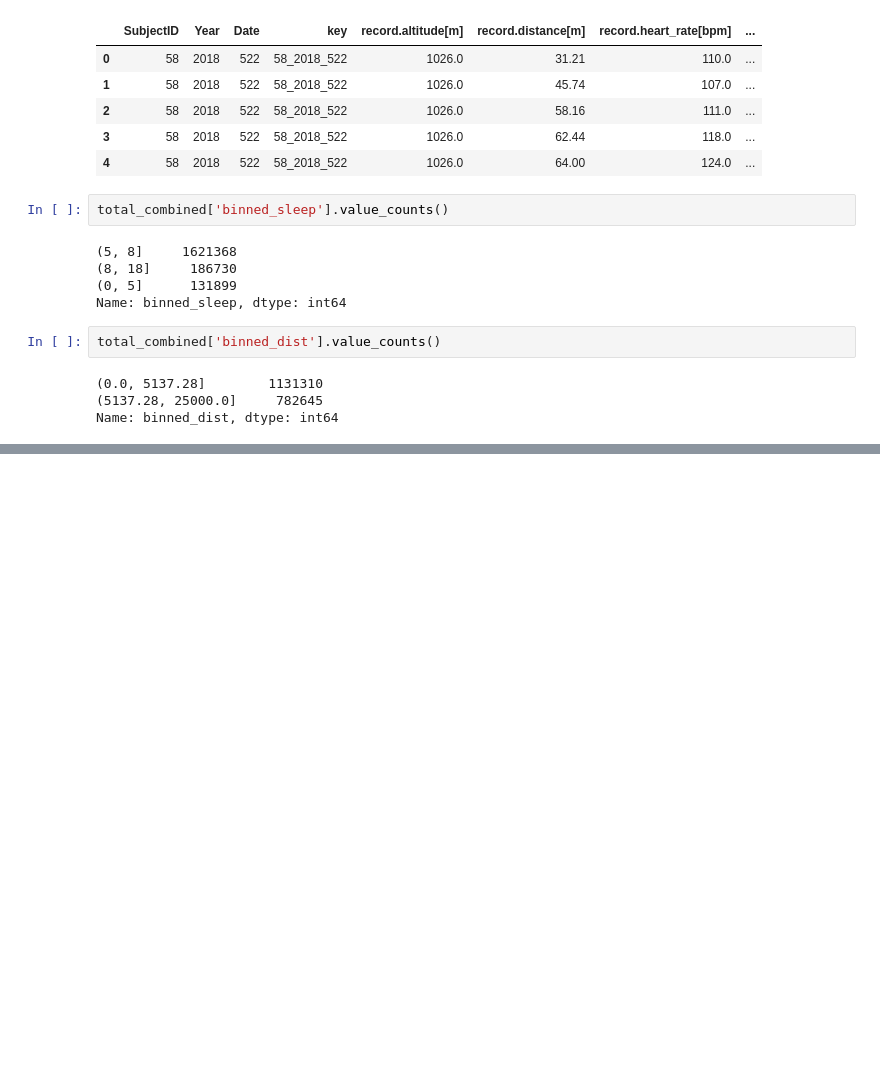
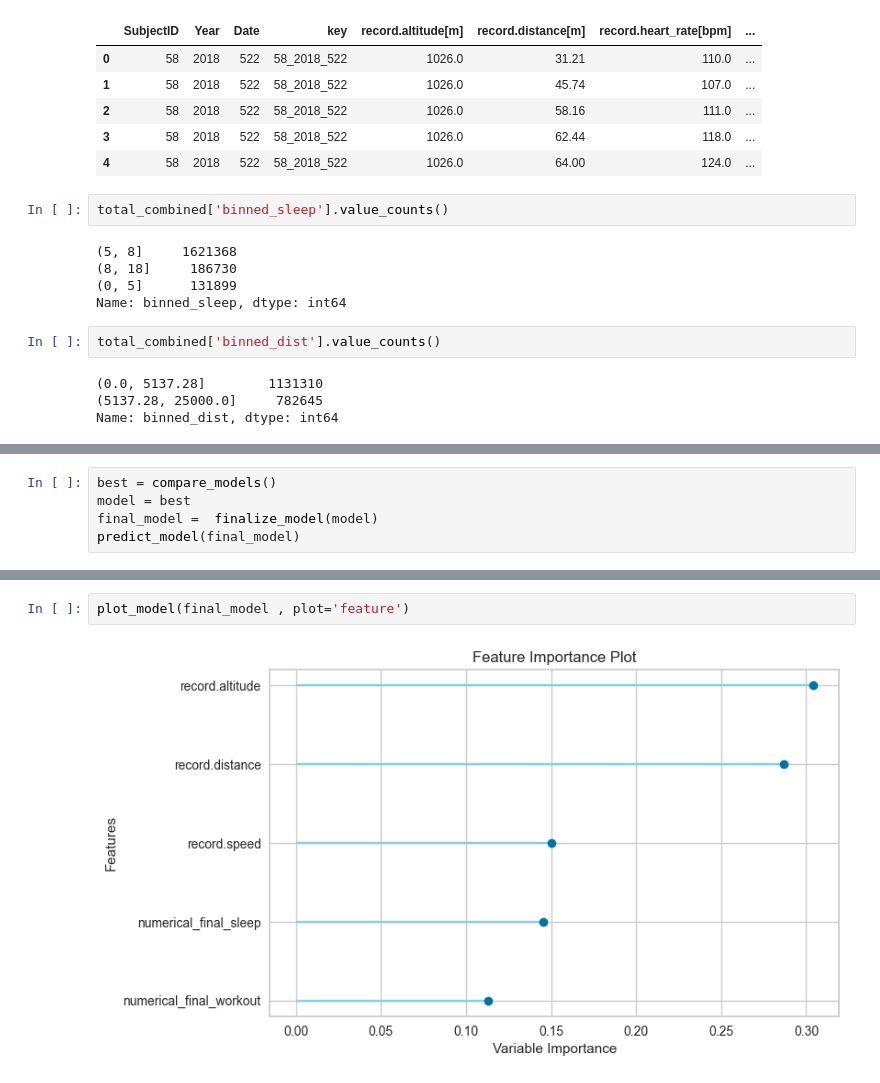
Before and after one commit to Ly-Mark/Garmin_Running, a Jupyter notebook: garmin_run_0302.ipynb, the cells around one changed output, grey strips where cells are left out. Cells and saved outputs as stored; diff of their text form; blank space fills up the shorter version.

```diff
--- a/garmin_run_0302.ipynb
+++ b/garmin_run_0302.ipynb
@@ -582,0 +673,5 @@ Name: binned_dist, dtype: int64
+# %%
+best = compare_models()
+model = best
+final_model =  finalize_model(model)
+predict_model(final_model)
@@ -582,0 +753,4 @@ Name: binned_dist, dtype: int64
+# %%
+plot_model(final_model , plot='feature')
+# %% [output]
+[figure, added]
```
Also changed, not shown: parts of 24 cells of this notebook.
